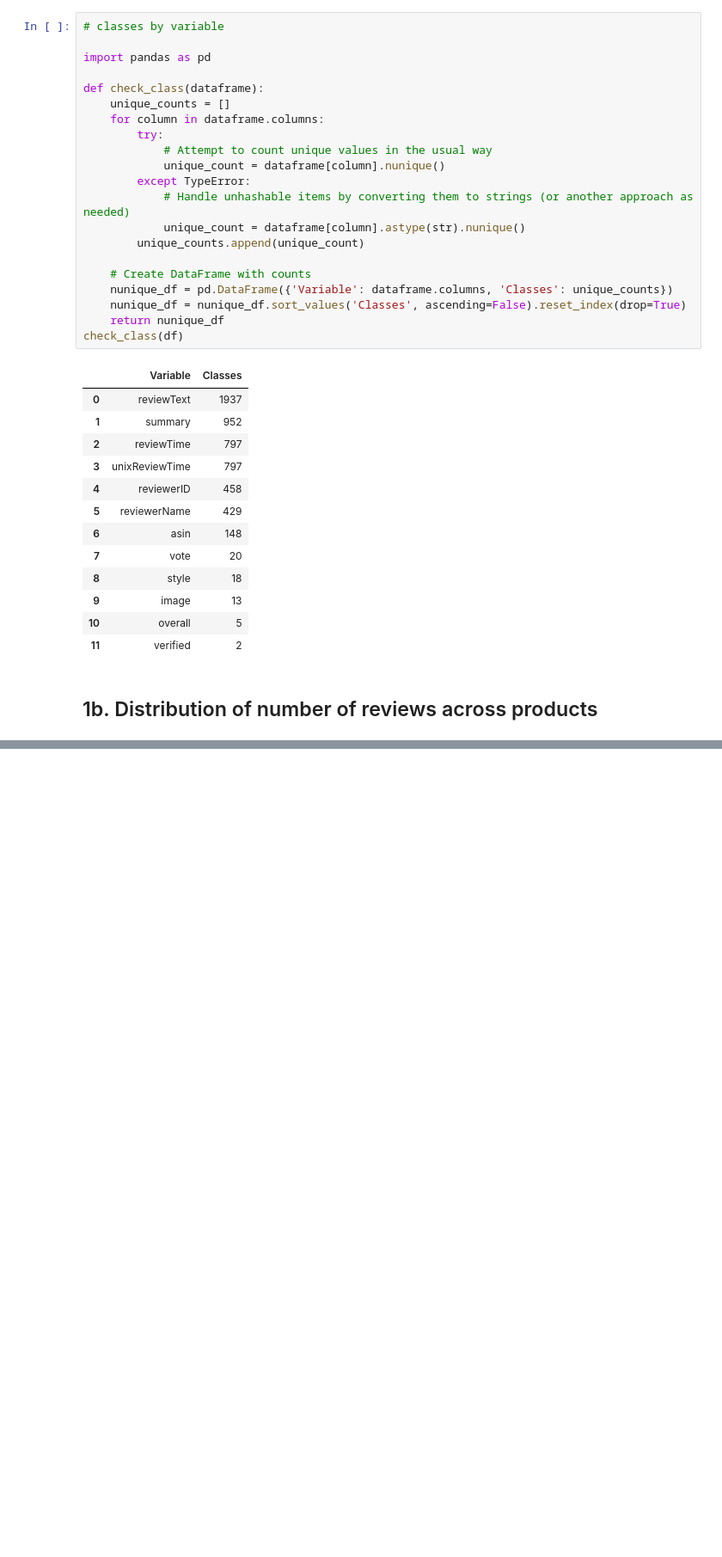
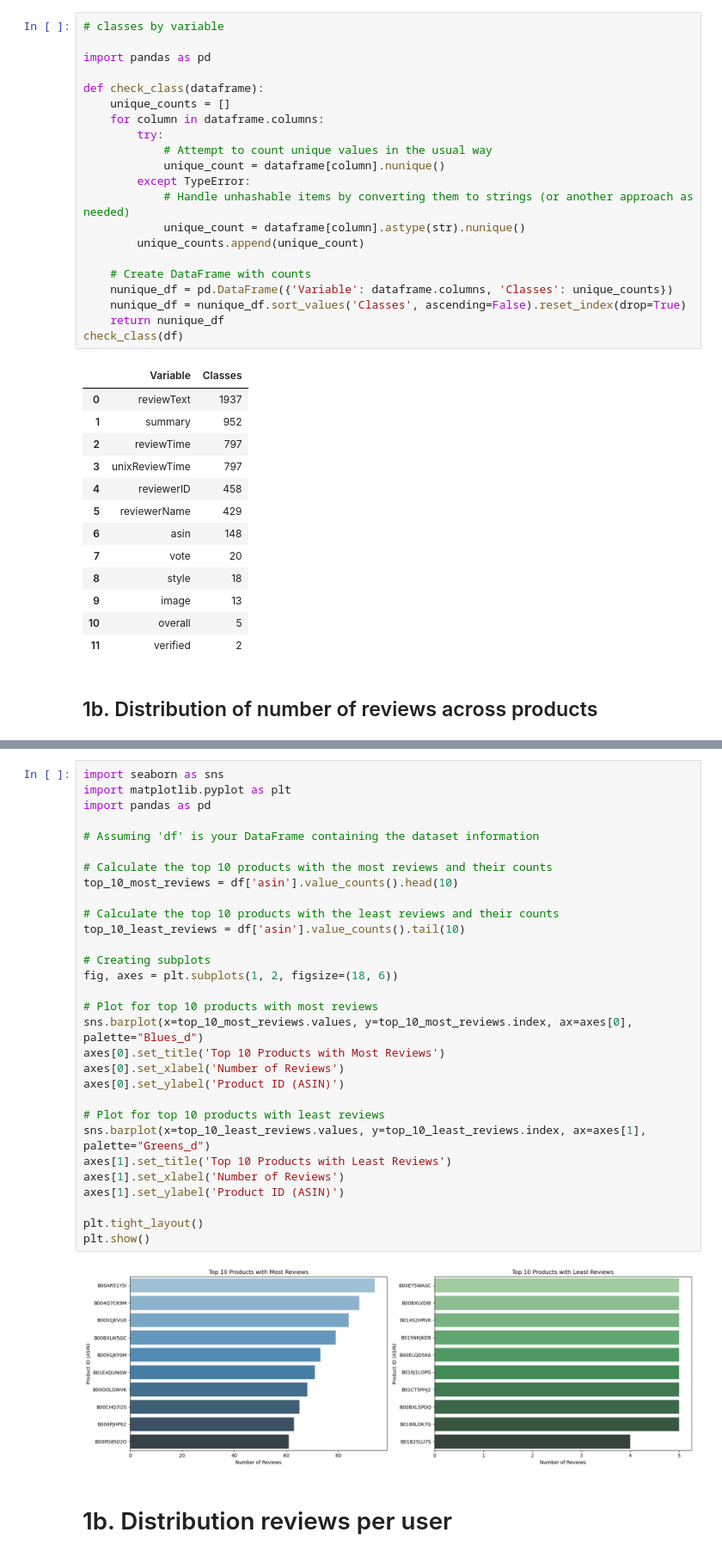
Before and after one commit to josmuniz/Sentimental-analysis-of-amazon-Gift_Card-reviews, a Jupyter notebook: COMP262_GROUP5_PROJECT.ipynb, the cells around one changed output, grey strips where cells are left out. Shown at 86% size. Cells and saved outputs as stored; diff of their text form; blank space fills up the shorter version.

```diff
--- a/COMP262_GROUP5_PROJECT.ipynb
+++ b/COMP262_GROUP5_PROJECT.ipynb
@@ -382,0 +251,34 @@ plt.show()
+# %%
+import seaborn as sns
+import matplotlib.pyplot as plt
+import pandas as pd
+
+# Assuming 'df' is your DataFrame containing the dataset information
+
+# Calculate the top 10 products with the most reviews and their counts
+top_10_most_reviews = df['asin'].value_counts().head(10)
+
+# Calculate the top 10 products with the least reviews and their counts
+top_10_least_reviews = df['asin'].value_counts().tail(10)
+
+# Creating subplots
+fig, axes = plt.subplots(1, 2, figsize=(18, 6))
+
+# Plot for top 10 products with most reviews
+sns.barplot(x=top_10_most_reviews.values, y=top_10_most_reviews.index, ax=axes[0], palette="Blues_d")
+axes[0].set_title('Top 10 Products with Most Reviews')
+axes[0].set_xlabel('Number of Reviews')
+axes[0].set_ylabel('Product ID (ASIN)')
+
+# Plot for top 10 products with least reviews
+sns.barplot(x=top_10_least_reviews.values, y=top_10_least_reviews.index, ax=axes[1], palette="Greens_d")
+axes[1].set_title('Top 10 Products with Least Reviews')
+axes[1].set_xlabel('Number of Reviews')
+axes[1].set_ylabel('Product ID (ASIN)')
+
+plt.tight_layout()
+plt.show()
+# %% [output]
+[figure, added]
+# %% [markdown]
+# 1b. Distribution reviews per user
```
Also changed, not shown: parts of 23 cells of this notebook, 1 other file.
